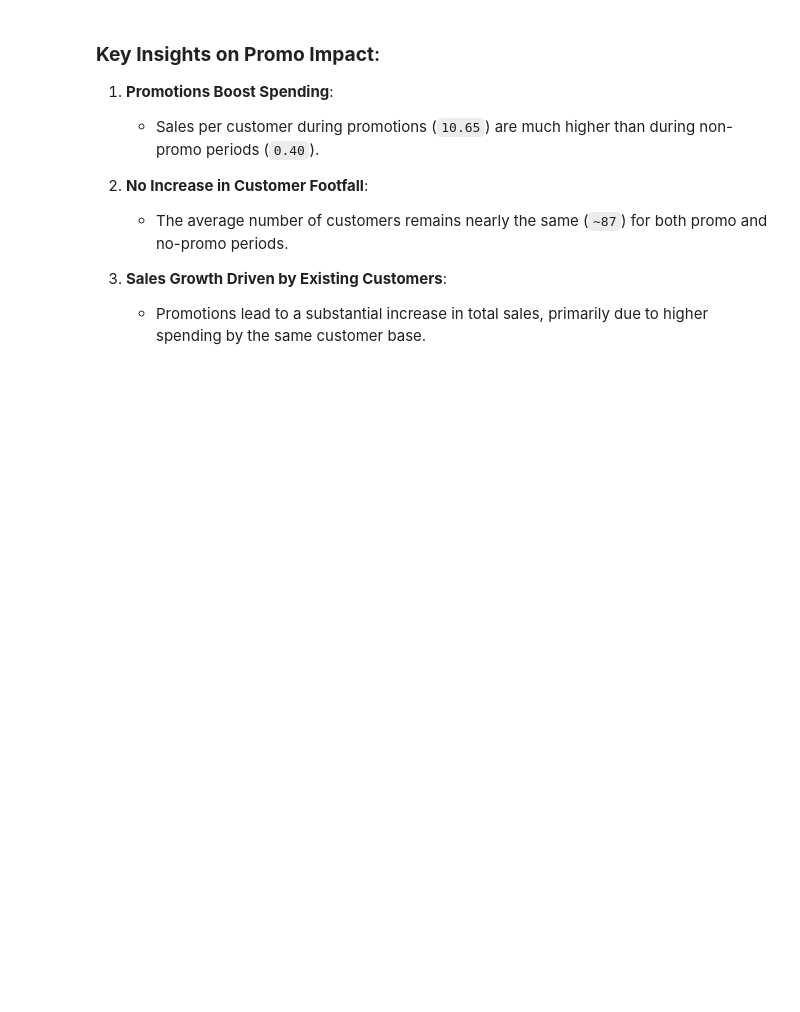
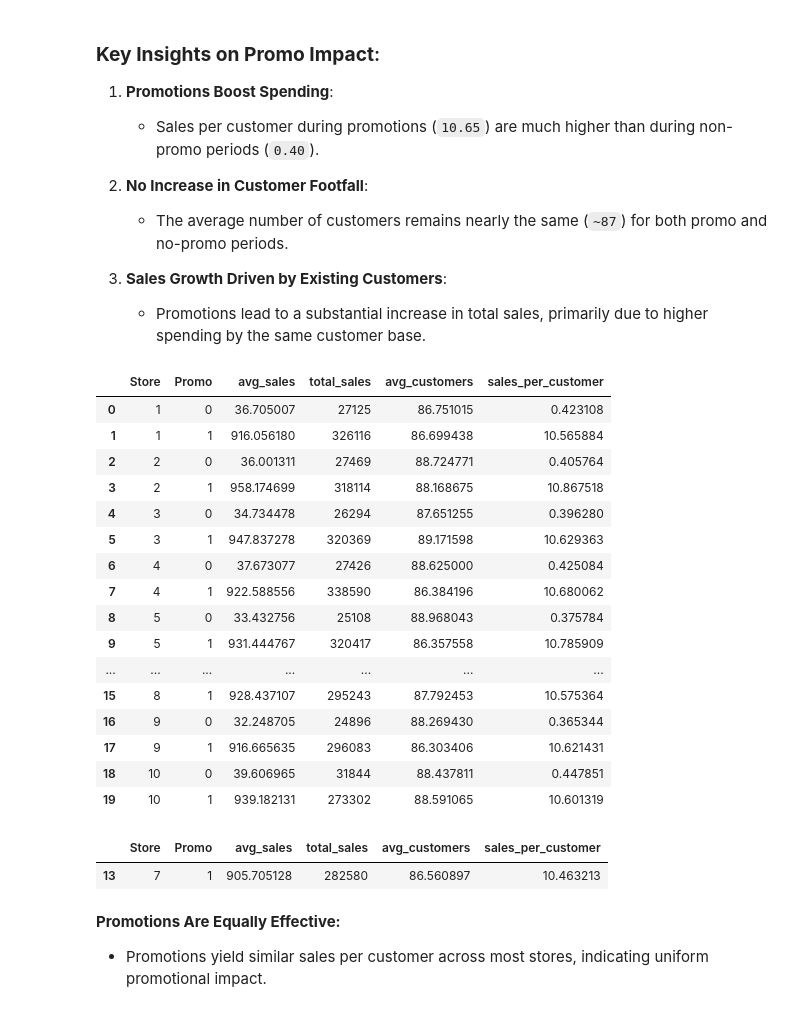
Before and after one commit to wendirad/weekFour, a Jupyter notebook: notebooks/task_1.ipynb, the cells around one changed output. Cells and saved outputs as stored; diff of their text form; code cells hidden in the pictures; blank space fills up the shorter version.

```diff
--- a/notebooks/task_1.ipynb
+++ b/notebooks/task_1.ipynb
@@ -144,3 +144,30 @@ Passing `palette` without assigning `hue` is deprecated and will be removed in v
 
 3. **Sales Growth Driven by Existing Customers**:
    - Promotions lead to a substantial increase in total sales, primarily due to higher spending by the same customer base.
+# %%
+store_promo_analysis = clean_data.groupby(["Store", "Promo"]).agg(
+    avg_sales=("Sales", "mean"),
+    total_sales=("Sales", "sum"),
+    avg_customers=("Customers", "mean"),
+    sales_per_customer=("Sales", lambda x: x.sum() / clean_data.loc[x.index, "Customers"].sum())
+).reset_index()
+# %%
+store_promo_analysis
+# %% [output]
+|  | Store | Promo | avg_sales | total_sales | avg_customers | sales_per_customer |
+| 0 | 1 | 0 | 36.705007 | 27125 | 86.751015 | 0.423108 |
+| 1 | 1 | 1 | 916.056180 | 326116 | 86.699438 | 10.565884 |
+| 2 | 2 | 0 | 36.001311 | 27469 | 88.724771 | 0.405764 |
+| 3 | 2 | 1 | 958.174699 | 318114 | 88.168675 | 10.867518 |
+| 4 | 3 | 0 | 34.734478 | 26294 | 87.651255 | 0.396280 |
+| 5 | 3 | 1 | 947.837278 | 320369 | 89.171598 | 10.629363 |
+| 6 | 4 | 0 | 37.673077 | 27426 | 88.625000 | 0.425084 |
+| 7 | 4 | 1 | 922.588556 | 338590 | 86.384196 | 10.680062 |
+| 8 | 5 | 0 | 33.432756 | 25108 | 88.968043 | 0.375784 |
+| 9 | 5 | 1 | 931.444767 | 320417 | 86.357558 | 10.785909 |
+| ... | ... | ... | ... | ... | ... | ... |
+| 15 | 8 | 1 | 928.437107 | 295243 | 87.792453 | 10.575364 |
+| 16 | 9 | 0 | 32.248705 | 24896 | 88.269430 | 0.365344 |
+| 17 | 9 | 1 | 916.665635 | 296083 | 86.303406 | 10.621431 |
+| 18 | 10 | 0 | 39.606965 | 31844 | 88.437811 | 0.447851 |
+| 19 | 10 | 1 | 939.182131 | 273302 | 88.591065 | 10.601319 |
@@ -146,0 +179,9 @@ Passing `palette` without assigning `hue` is deprecated and will be removed in v
+# %%
+underperforming_stores
+# %% [output]
+|  | Store | Promo | avg_sales | total_sales | avg_customers | sales_per_customer |
+| 13 | 7 | 1 | 905.705128 | 282580 | 86.560897 | 10.463213 |
+# %% [markdown]
+**Promotions Are Equally Effective:**
+
+- Promotions yield similar sales per customer across most stores, indicating uniform promotional impact.
```
Also changed, not shown: parts of 9 cells of this notebook.
